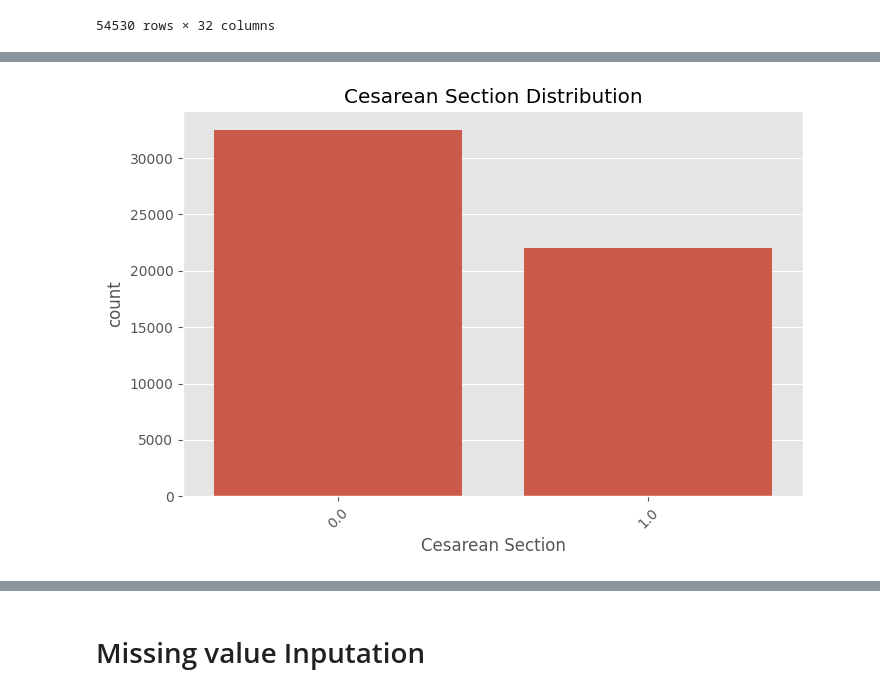
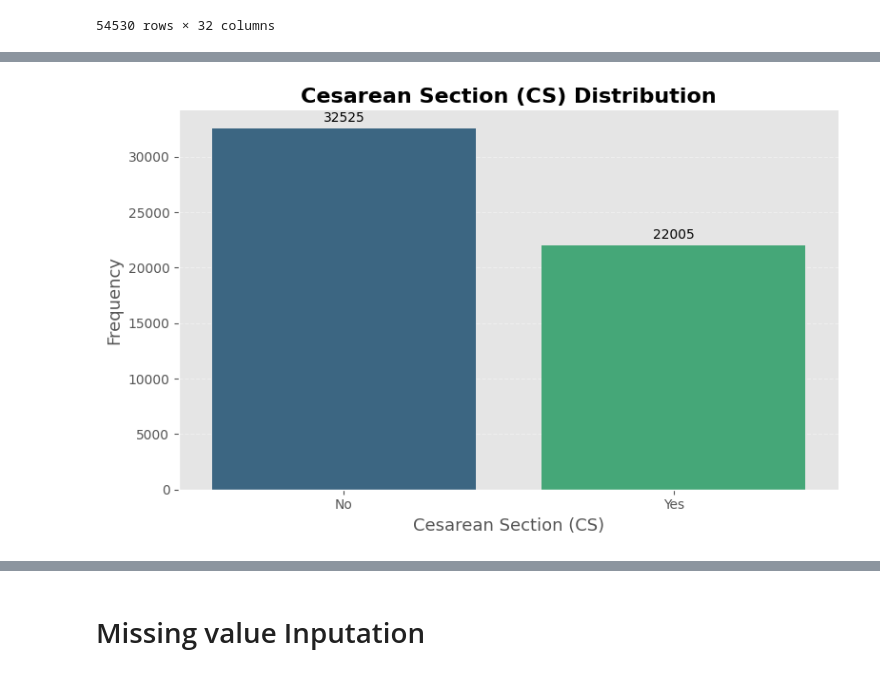
Before and after one commit to DegaregeN/mode_of_delivery-, a Jupyter notebook: data/processed/data_preprocessing.ipynb, the cells around one changed output, grey strips where cells are left out. Saved outputs shown, nothing was run; the diff lists cells and outputs as text; code cells hidden in the pictures.

```diff
--- a/data/processed/data_preprocessing.ipynb
+++ b/data/processed/data_preprocessing.ipynb
@@ -671,8 +671,8 @@ def replace_outliers_with_nan(df, cols):
         # Convert to numeric safely
         df[col] = pd.to_numeric(df[col], errors='coerce')
 
-        Q1 = df[col].quantile(0.25)
-        Q3 = df[col].quantile(0.75)
+        Q1 = df[col].quantile(0.45)
+        Q3 = df[col].quantile(0.90)
 
         IQR = Q3 - Q1
 
@@ -818,9 +846,43 @@ plt.show()
 # %%
 plt.figure(figsize=(8,5))
-sns.countplot(x='Cesarean Section', data=df)
-plt.xticks(rotation=45)
-plt.title("Cesarean Section Distribution")
+
+# Countplot
+ax = sns.countplot(
+    x='Cesarean Section',
+    data=df,
+    palette='viridis'
+)
+
+# Rename x-axis labels
+ax.set_xticklabels(['No', 'Yes'])
+
+# Add frequency labels
+for container in ax.containers:
+    ax.bar_label(
+        container,
+        fmt='%d',
+        fontsize=10,
+        padding=3
+    )
+
+# Title and labels
+plt.title(
+    "Cesarean Section (CS) Distribution",
+    fontsize=16,
+    fontweight='bold'
+)
+
+plt.xlabel("Cesarean Section (CS)", fontsize=13)
+plt.ylabel("Frequency", fontsize=13)
+
+# Grid
+plt.grid(axis='y', linestyle='--', alpha=0.4)
+
+# Remove unnecessary borders
+sns.despine()
+
+plt.tight_layout()
 plt.show()
 # %% [output]
-[figure, old version]
+[figure, new version]
 # %%
```
Also changed, not shown: parts of 15 cells of this notebook, 1 other file.
